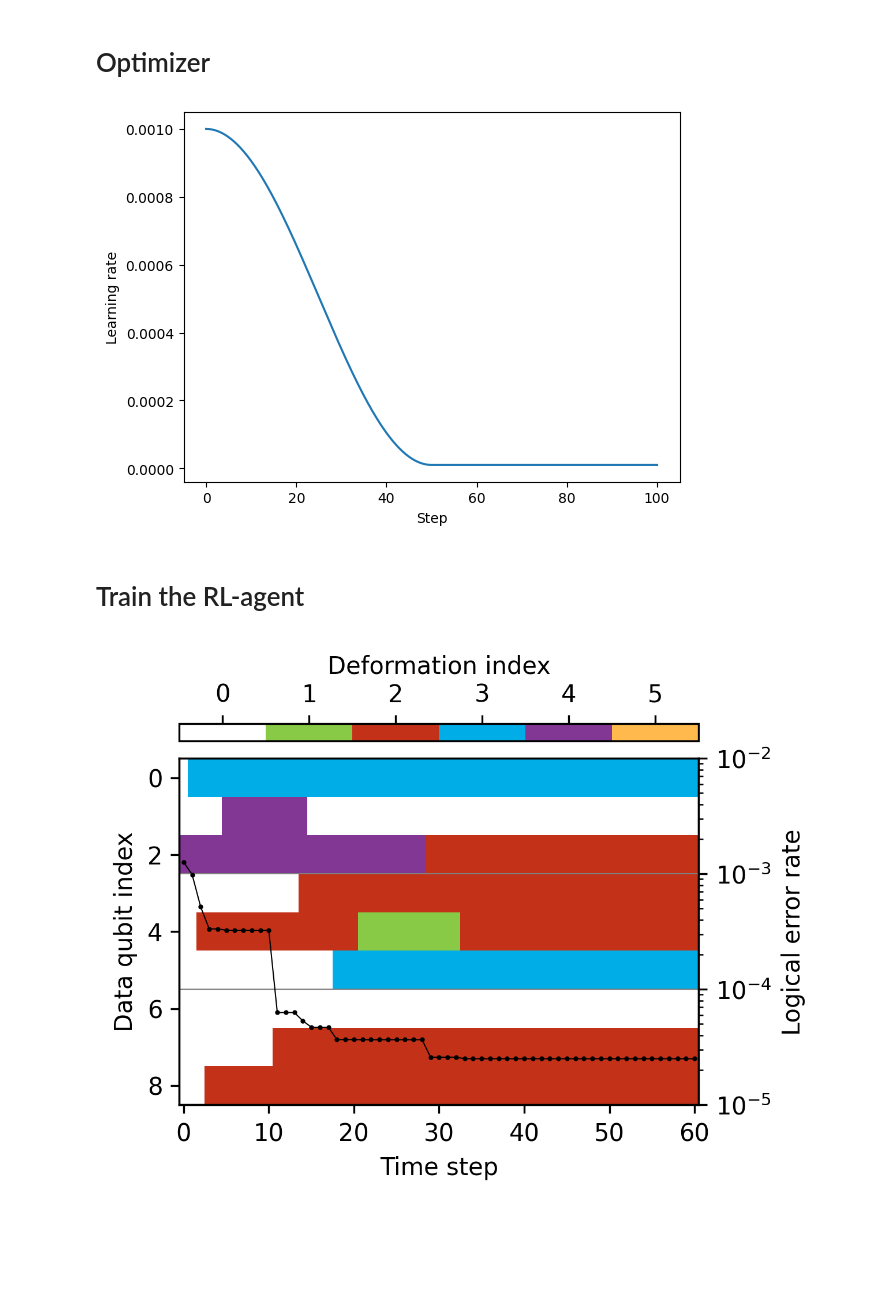
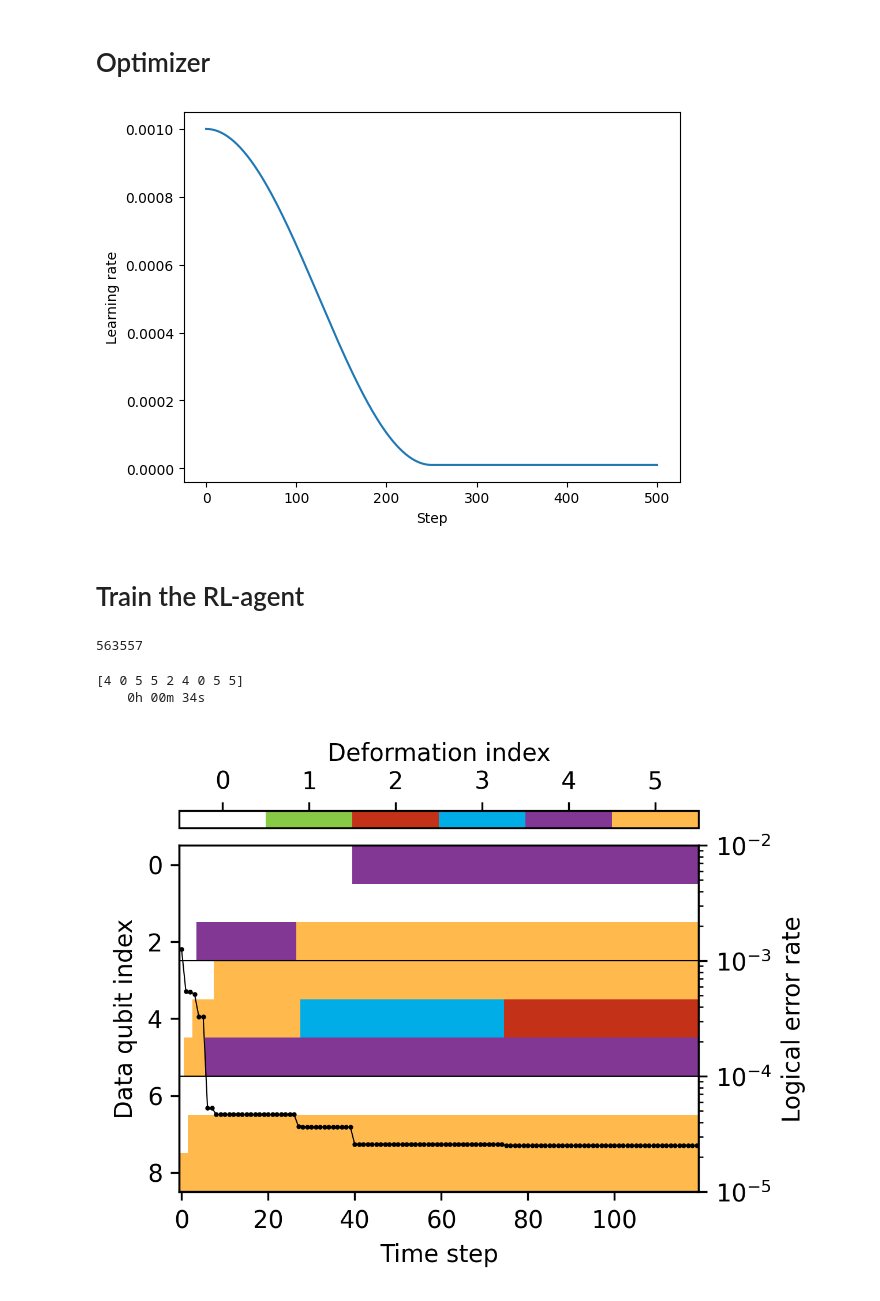
Before and after one commit to JuliusRye/QEC, a Jupyter notebook: Modules/reinforcement_learning_deformation_search.ipynb, the cells around one changed output. Drawn from its saved outputs; the diff is of its cells as text; code cells hidden in the pictures; blank space fills up the shorter version.

Commit message:
Updated the code, trained some models and created some figures.

```diff
--- a/Modules/reinforcement_learning_deformation_search.ipynb
+++ b/Modules/reinforcement_learning_deformation_search.ipynb
@@ -17,11 +22,11 @@ import matplotlib.pyplot as plt
 # Hyper parameters
 # %%
 AGENT_CONV_LAYERS = [(4,3,1,1), (3,3,1,1), (4,3,1,1), (6,3,1,1)]
-TRAINING_BATCHES = 100
+TRAINING_BATCHES = 500
 
-ENVIRONMENT_TYPE = "PML" # PML or CNN
+ENVIRONMENT_TYPE = "PML" # PML, Lookup, CNN-noiseless or CNN
 
-# SEED = 42
+SEED = 362
 
 BUFFER_SIZE = 100_000
 BATCH_SIZE = 32
@@ -32,7 +37,7 @@ DECAY_RATE = .95
 
 DISCOUNT_FACTOR = .8
 
-ESTIMATION_SHOTS = 100_000
+ESTIMATION_SHOTS = 500_000
 # %% [markdown]
 # Load a decoder
 # %%
@@ -147,13 +194,13 @@ else:
 # %% [markdown]
 # Optimizer
 # %%
-learning_rate = optax.warmup_cosine_decay_schedule(
-    init_value = 0,
-    warmup_steps = 2*CODE_DISTANCE**2,
-    peak_value = LEARNAING_RATE,
-    decay_steps = TRAINING_BATCHES // 2,
-    end_value = LEARNAING_RATE / 100,
-)
+# learning_rate = optax.warmup_cosine_decay_schedule(
+#     init_value = 0,
+#     warmup_steps = 2*CODE_DISTANCE**2,
+#     peak_value = LEARNAING_RATE,
+#     decay_steps = TRAINING_BATCHES // 2,
+#     end_value = LEARNAING_RATE / 100,
+# )
 learning_rate = optax.cosine_decay_schedule(
     init_value = LEARNAING_RATE,
     decay_steps = TRAINING_BATCHES // 2,
@@ -168,7 +215,7 @@ plt.xlabel('Step')
 plt.show()
 optimizer = optax.adam(learning_rate)
 # %% [output]
-[figure, old version]
+[figure, new version]
 # %% [markdown]
 # Train the RL-agent
 # %%
@@ -374,8 +422,14 @@ def train(
     vals = lax.fori_loop(0, TRAINING_BATCHES, _fori_body, val_init)
 
     return vals
+# %%
+import numpy as np
+
+np.random.randint(1E6)
+# %% [output]
+563557
 # %%
-SEED = 362
+t0 = time()
 (
     online_net_params,
     target_net_params,
@@ -394,7 +448,7 @@ SEED = 362
     losses,
 ) = train(
     timesteps = TRAINING_BATCHES,
-    random_seed = SEED,
+    random_seed = np.random.randint(1E6),#SEED,
     tau = 0.1,
     model = agent_model,
     optimizer = optimizer,
@@ -409,45 +463,48 @@ SEED = 362
     decay_rate = 1E-3,
 )
 
-# for i, d in enumerate(deformations[:10]):
-#     print(f"{i=}: {d}")
+print(deformation)
+
+training_time = time() - t0
+print(f"{int(training_time/60/60):5d}h {int(training_time/60%60):02d}m {int(training_time%60):02d}s", end='\r')
+# %% [output]
+[4 0 5 5 2 4 0 5 5]
+    0h 00m 34s
 # %%
-from matplotlib.colors import ListedColormap
-deformation_cmap = ListedColormap([
-    "#FFFFFF", # I
-    "#88C946", # X-Y
-    "#C43119", # Y-Z
-    "#00ADE7", # X-Z
-    "#833794", # X-Y-Z
-    "#FFB94C", # X-Z-Y
-])
+
 error_rates = -jnp.log(.99) / scores[~dones]
 
 fig = plt.figure(dpi=300, figsize=(3,2))
 
 im_aspect = (~dones).sum() / deformations.shape[1]
 fig_aspect = fig.get_figheight() / fig.get_figwidth()
 
 ax = fig.add_axes((0,0,1,1))
 im = ax.imshow(deformations[~dones].T, aspect=im_aspect*fig_aspect, interpolation="nearest", cmap=deformation_cmap, vmin=-.5, vmax=5.5)
 ax.set_xlabel("Time step")
 ax.set_ylabel("Data qubit index")
 ax.set_xlim(-.5, (~dones).sum()-.5)
-ax.hlines([2.5, 5.5], [-1]*2, [error_rates.shape[0]]*2, color='gray', lw=.5)
+ax.hlines(CODE_DISTANCE*jnp.arange(CODE_DISTANCE)[1:]-.5, [-1]*(CODE_DISTANCE-1), [error_rates.shape[0]]*(CODE_DISTANCE-1), color='k', lw=.5)
 tax = ax.twinx()
+if CODE_DISTANCE == 3 and ENVIRONMENT_TYPE != "PML":
+    true_logical_error_rate = vmap(
+        lambda state: env_truth._get_state_error_rate(None, state)[0]
+    )(deformations[~dones])
+    lns2 = tax.plot(range(error_rates.shape[0]), true_logical_error_rate, '.-r', lw=.5, ms=2)
+    tax.hlines([all_logical_error_rates_truth.min()], [-.5], [(~dones).sum()-.5], color='r', lw=.5)
 lns2 = tax.plot(range(error_rates.shape[0]), error_rates, '.-k', lw=.5, ms=2)
 tax.set_yscale('log')
 tax.set_ylim(1E-5, 1E-2)
 tax.set_ylabel("Logical error rate")
 cax = fig.add_axes((0,1.05,1,.05))
 cbar = plt.colorbar(im, cax, orientation='horizontal')
 cax.xaxis.set_ticks_position("top")
 cax.xaxis.set_label_position("top")
 cbar.set_label("Deformation index")
 
-plt.savefig(f"figs/reinforcement_learning_distance3_{ENVIRONMENT_TYPE}.eps", bbox_inches='tight')
-plt.savefig(f"figs/reinforcement_learning_distance3_{ENVIRONMENT_TYPE}.png", bbox_inches='tight')
+# plt.savefig(f"figs/reinforcement_learning_distance{CODE_DISTANCE}_{ENVIRONMENT_TYPE}.eps", bbox_inches='tight')
+# plt.savefig(f"figs/reinforcement_learning_distance{CODE_DISTANCE}_{ENVIRONMENT_TYPE}.png", bbox_inches='tight')
 
 plt.show()
 # %% [output]
-[figure, old version]
+[figure, new version]
```
Also changed, not shown: parts of 6 cells of this notebook, 38 other files.
